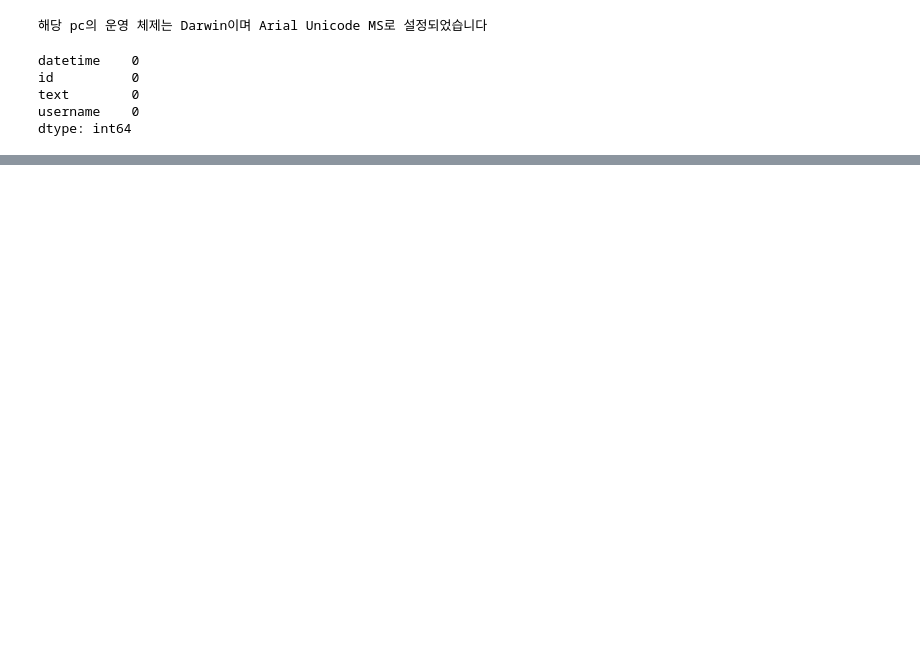
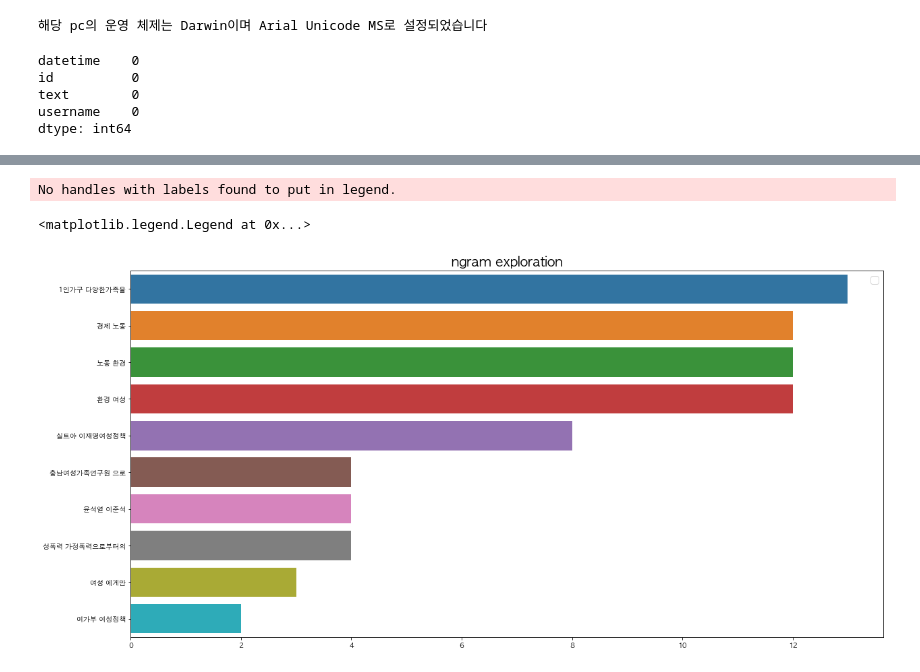
Before and after one commit to solyourock/ML_study, a Jupyter notebook: NLP/twitter_eda.ipynb, the cells around one changed output, grey strips where cells are left out. Drawn from its saved outputs; the diff is of its cells as text; code cells hidden in the pictures; blank space fills up the shorter version.

Commit message:
add : regexp, ngram

```diff
--- a/NLP/twitter_eda.ipynb
+++ b/NLP/twitter_eda.ipynb
@@ -278,0 +226,9 @@ mecab.nouns(women_policy['text'][0])
+# %%
+plt.figure(figsize=(20,10))
+sns.barplot(x=y,y=x)
+plt.title('ngram exploration', fontsize=20)
+plt.legend(fontsize=15)
+# %% [output]
+No handles with labels found to put in legend.
+<matplotlib.legend.Legend at 0x...>
+[figure, added]
```
Also changed, not shown: parts of 41 cells of this notebook.
